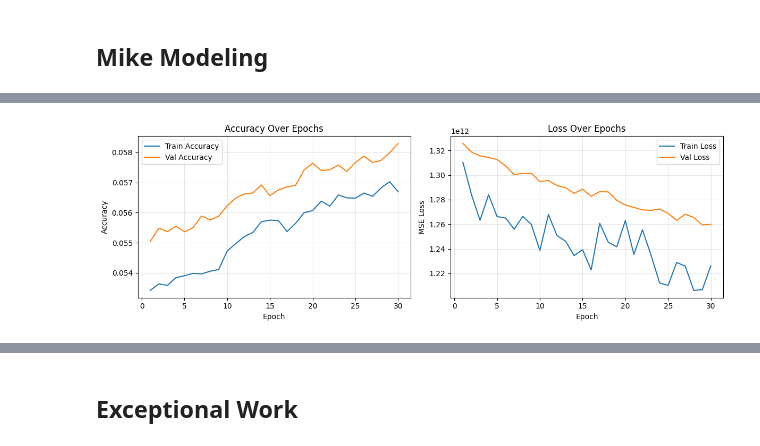
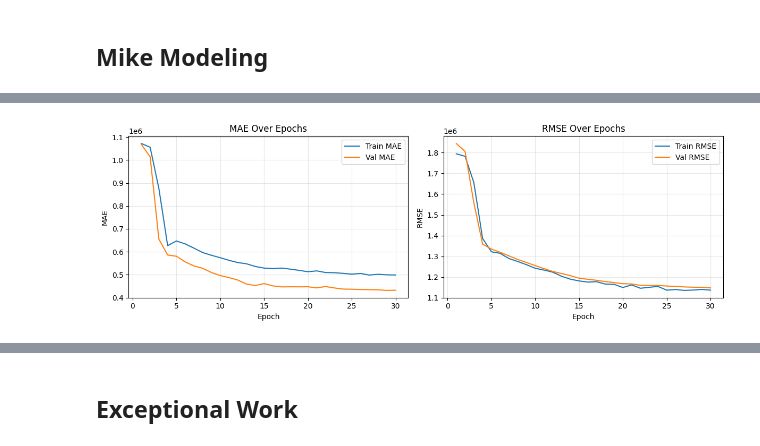
Before and after one commit to kdmatsson/CS-7324-Machine-Learning-in-Python, a Jupyter notebook: Lab_5_Folder/Lab_5.ipynb, the cells around one changed output, grey strips where cells are left out. Drawn from its saved outputs; the diff is of its cells as text; code cells hidden in the pictures.

```diff
--- a/Lab_5_Folder/Lab_5.ipynb
+++ b/Lab_5_Folder/Lab_5.ipynb
@@ -1068,31 +1060,31 @@ Epoch 30/30
 # %%
 from matplotlib import pyplot as plt
 
 %matplotlib inline
 
 epochs = range(1, len(history.history["loss"]) + 1)
 
 fig, axes = plt.subplots(1, 2, figsize=(12, 4))
 
-# Accuracy over epochs
-axes[0].plot(epochs, history.history["accuracy"], label="Train Accuracy")
-axes[0].plot(epochs, history.history["val_accuracy"], label="Val Accuracy")
-axes[0].set_title("Accuracy Over Epochs")
+# MAE over epochs
+axes[0].plot(epochs, history.history["mae"], label="Train MAE")
+axes[0].plot(epochs, history.history["val_mae"], label="Val MAE")
+axes[0].set_title("MAE Over Epochs")
 axes[0].set_xlabel("Epoch")
-axes[0].set_ylabel("Accuracy")
+axes[0].set_ylabel("MAE")
 axes[0].legend()
 axes[0].grid(True, alpha=0.3)
 
-# Loss over epochs
-axes[1].plot(epochs, history.history["loss"], label="Train Loss")
-axes[1].plot(epochs, history.history["val_loss"], label="Val Loss")
-axes[1].set_title("Loss Over Epochs")
+# RMSE over epochs
+axes[1].plot(epochs, history.history["rmse"], label="Train RMSE")
+axes[1].plot(epochs, history.history["val_rmse"], label="Val RMSE")
+axes[1].set_title("RMSE Over Epochs")
 axes[1].set_xlabel("Epoch")
-axes[1].set_ylabel("MSE Loss")
+axes[1].set_ylabel("RMSE")
 axes[1].legend()
 axes[1].grid(True, alpha=0.3)
 
 plt.tight_layout()
 plt.show()
 # %% [output]
-[figure, old version]
+[figure, new version]
```
Also changed, not shown: parts of 3 cells of this notebook.
